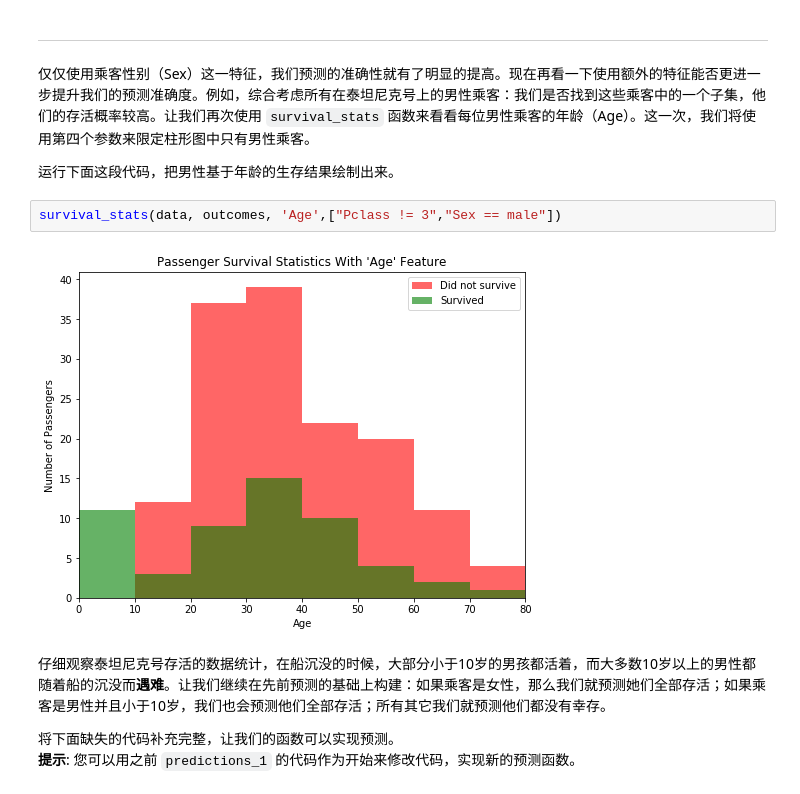
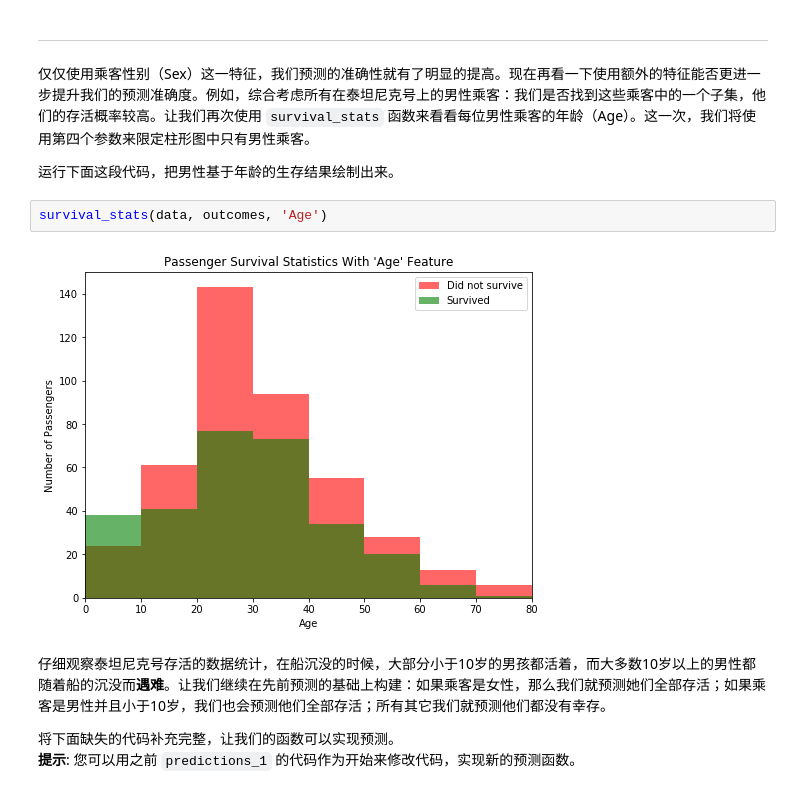
Before and after one commit to chong-zi/m-learning, a Jupyter notebook: titanic_survival_exploration/titanic_survival_exploration.ipynb, the cells around one changed output. Drawn from its saved outputs; the diff is of its cells as text.

```diff
--- a/titanic_survival_exploration/titanic_survival_exploration.ipynb
+++ b/titanic_survival_exploration/titanic_survival_exploration.ipynb
@@ -218,9 +220,9 @@ Predictions have an accuracy of 78.68%.
 
 运行下面这段代码，把男性基于年龄的生存结果绘制出来。
 # %%
-survival_stats(data, outcomes, 'Age',["Pclass != 3","Sex == male"])
+survival_stats(data, outcomes, 'Age')
 # %% [output]
-[figure, old version]
+[figure, new version]
 # %% [markdown]
 仔细观察泰坦尼克号存活的数据统计，在船沉没的时候，大部分小于10岁的男孩都活着，而大多数10岁以上的男性都随着船的沉没而**遇难**。让我们继续在先前预测的基础上构建：如果乘客是女性，那么我们就预测她们全部存活；如果乘客是男性并且小于10岁，我们也会预测他们全部存活；所有其它我们就预测他们都没有幸存。
 
```
Also changed, not shown: parts of 4 cells of this notebook, 2 other files.
